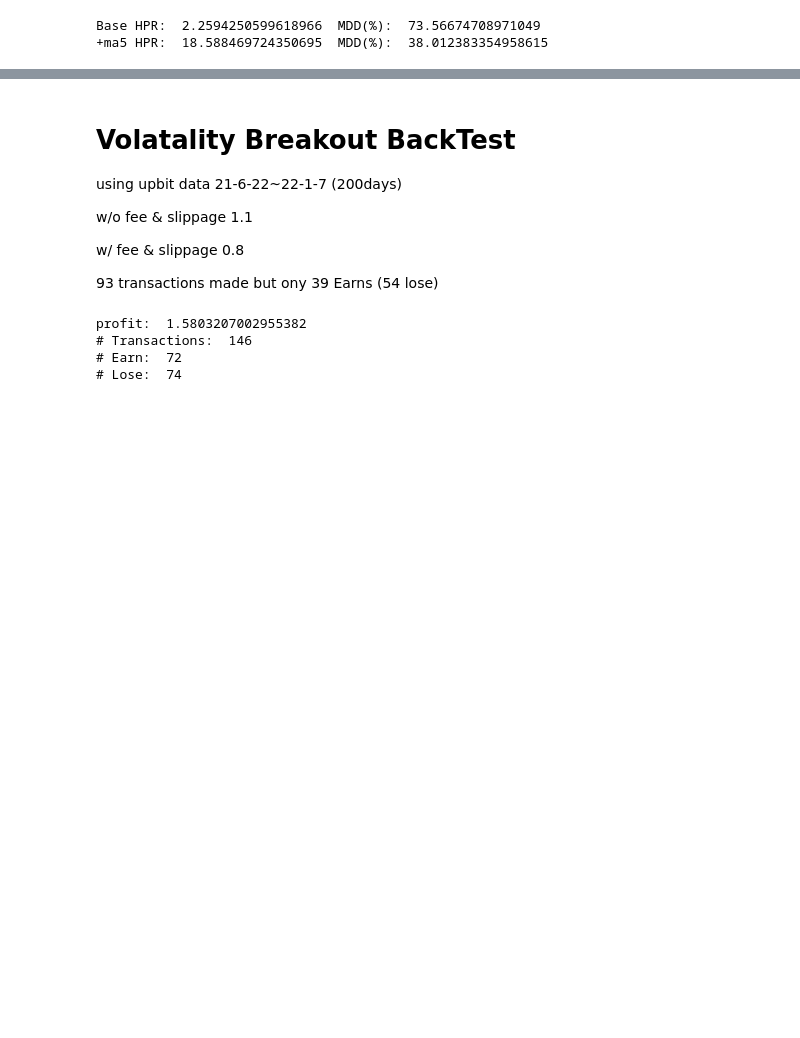
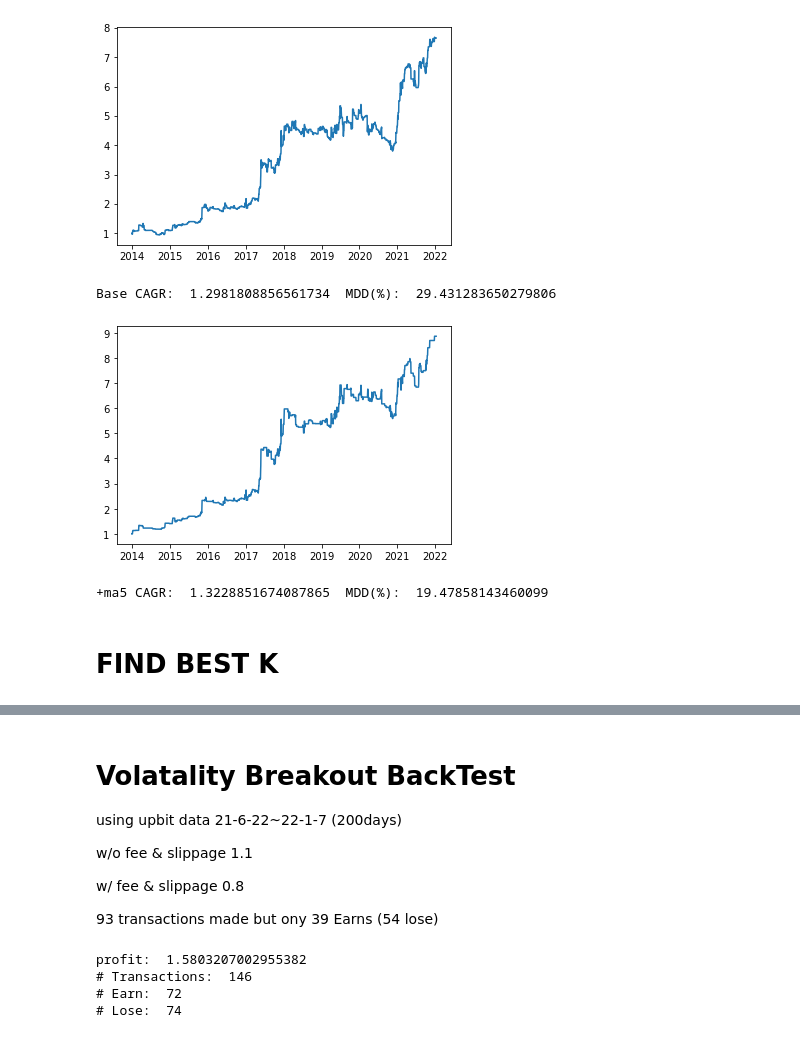
Before and after one commit to ZeroRootJ/CoinTrader, a Jupyter notebook: backtesting.ipynb, the cells around one changed output, grey strips where cells are left out. Cells and saved outputs as stored; diff of their text form; code cells hidden in the pictures; blank space fills up the shorter version.

Commit message:
FEAT func for finding best k fo VBO

```diff
--- a/backtesting.ipynb
+++ b/backtesting.ipynb
@@ -33,22 +7,0 @@ def eva(df,name='Base'):
-# %%
-df = pybithumb.get_ohlcv("BTC")
-
-# df = df.loc['']
-
-df['target'] = vb(df, 0.5)
-df['is_bull'] = ma5(df)
-
-fee = 0.99700225
-df['ror_1'] = np.where(df['high']>df['target'],
-                       df['close']/df['target']*fee,
-                       1)
-df['ror_2'] = np.where((df['high']>df['target']) & df['is_bull'],
-                       df['close']/df['target']*fee,
-                       1)
-
-
-eva(df['ror_1'])
-eva(df['ror_2'],'+ma5')
-# %% [output]
-Base HPR:  2.2594250599618966  MDD(%):  73.56674708971049
-+ma5 HPR:  18.588469724350695  MDD(%):  38.012383354958615
@@ -54,0 +39,27 @@ Base HPR:  2.2594250599618966  MDD(%):  73.56674708971049
+# %%
+df = pybithumb.get_ohlcv("BTC")
+
+# df = df.loc['']
+
+df['target'] = vb(df, 0.8)
+df['is_bull'] = ma5(df)
+
+fee = 0.99700225
+df['ror_1'] = np.where(df['high']>df['target'],
+                       df['close']/df['target']*fee,
+                       1)
+df['ror_2'] = np.where((df['high']>df['target']) & df['is_bull'],
+                       df['close']/df['target']*fee,
+                       1)
+
+# plt.plot(df['close'])
+# plt.show()
+eva(df['ror_1'],graph=True)
+eva(df['ror_2'],'+ma5',graph=True)
+# %% [output]
+[figure, added]
+Base CAGR:  1.2981808856561734  MDD(%):  29.431283650279806
+[figure, added]
++ma5 CAGR:  1.3228851674087865  MDD(%):  19.47858143460099
+# %% [markdown]
+# FIND BEST K
```
Also changed, not shown: parts of 5 cells of this notebook.
